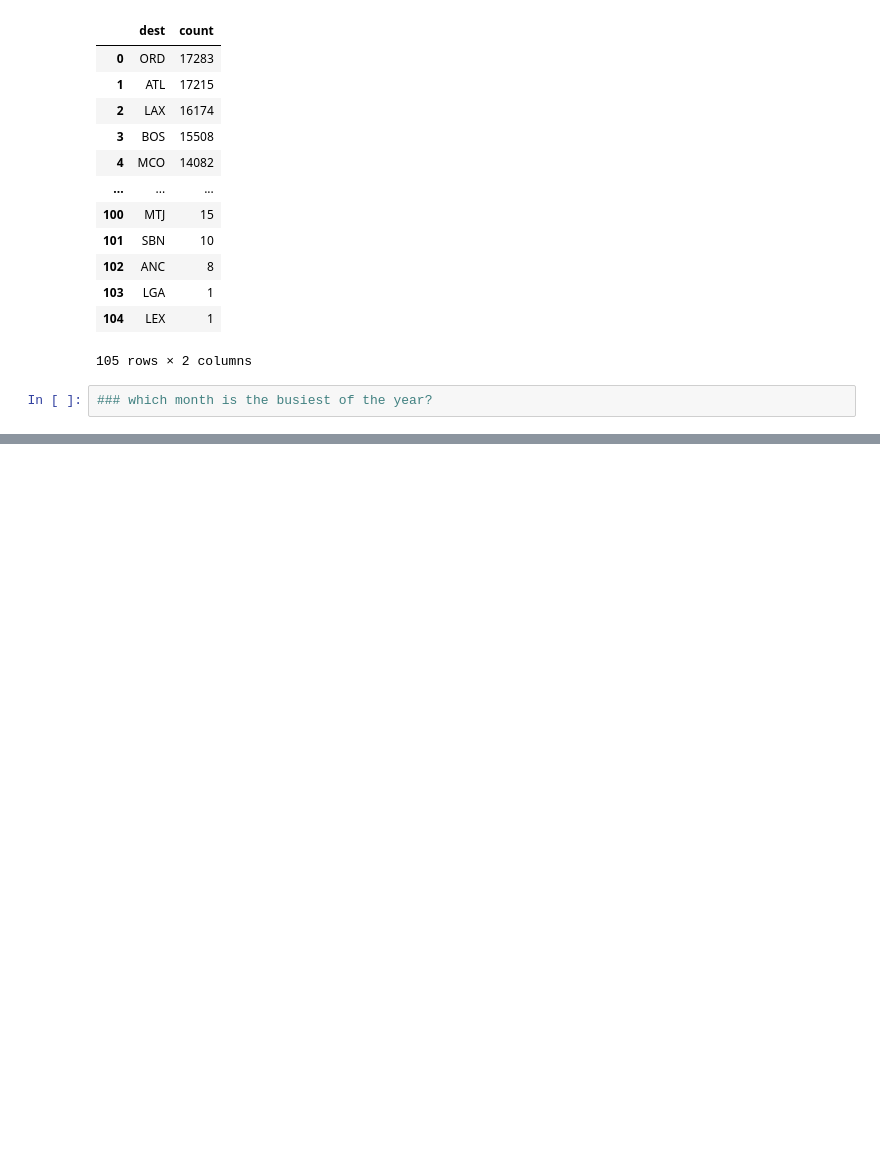
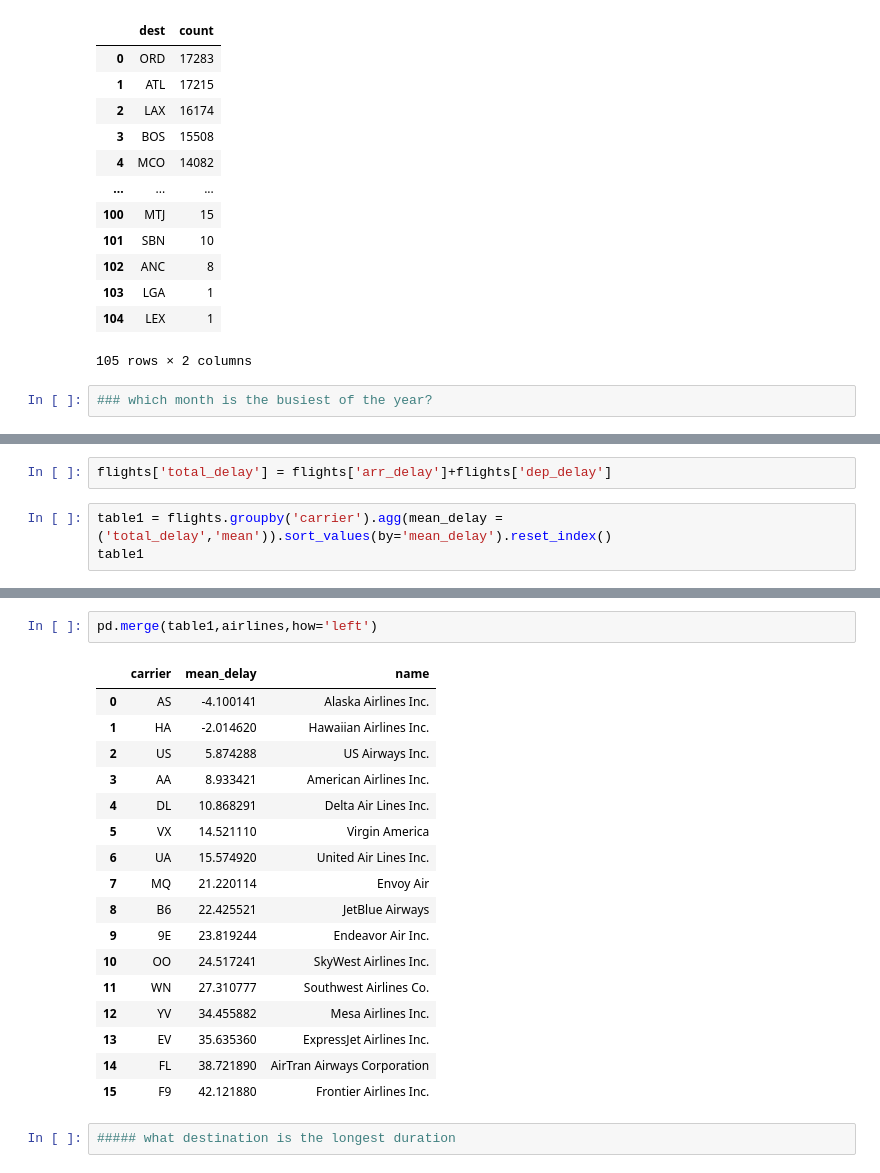
Before and after one commit to Abhishekmengi/Python-Revision, a Jupyter notebook: Manipulation Dataset.ipynb, the cells around one changed output, grey strips where cells are left out. Drawn from its saved outputs; the diff is of its cells as text; blank space fills up the shorter version.

```diff
--- a/Manipulation Dataset.ipynb
+++ b/Manipulation Dataset.ipynb
@@ -133,0 +207,5 @@ table1
+# %%
+flights['total_delay'] = flights['arr_delay']+flights['dep_delay']
+# %%
+table1 = flights.groupby('carrier').agg(mean_delay = ('total_delay','mean')).sort_values(by='mean_delay').reset_index()
+table1
@@ -133,0 +239,22 @@ table1
+# %%
+pd.merge(table1,airlines,how='left')
+# %% [output]
+|  | carrier | mean_delay | name |
+| 0 | AS | -4.100141 | Alaska Airlines Inc. |
+| 1 | HA | -2.014620 | Hawaiian Airlines Inc. |
+| 2 | US | 5.874288 | US Airways Inc. |
+| 3 | AA | 8.933421 | American Airlines Inc. |
+| 4 | DL | 10.868291 | Delta Air Lines Inc. |
+| 5 | VX | 14.521110 | Virgin America |
+| 6 | UA | 15.574920 | United Air Lines Inc. |
+| 7 | MQ | 21.220114 | Envoy Air |
+| 8 | B6 | 22.425521 | JetBlue Airways |
+| 9 | 9E | 23.819244 | Endeavor Air Inc. |
+| 10 | OO | 24.517241 | SkyWest Airlines Inc. |
+| 11 | WN | 27.310777 | Southwest Airlines Co. |
+| 12 | YV | 34.455882 | Mesa Airlines Inc. |
+| 13 | EV | 35.635360 | ExpressJet Airlines Inc. |
+| 14 | FL | 38.721890 | AirTran Airways Corporation |
+| 15 | F9 | 42.121880 | Frontier Airlines Inc. |
+# %%
+##### what destination is the longest duration
```
Also changed, not shown: parts of 10 cells of this notebook.
